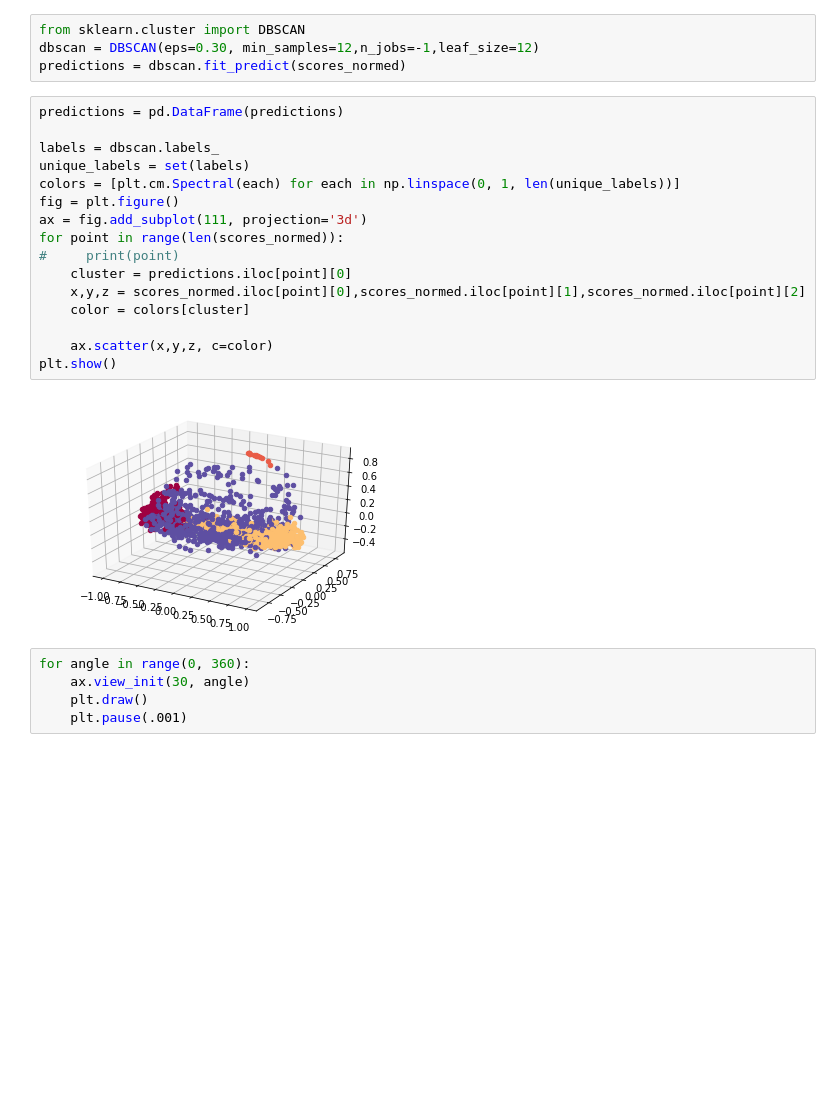
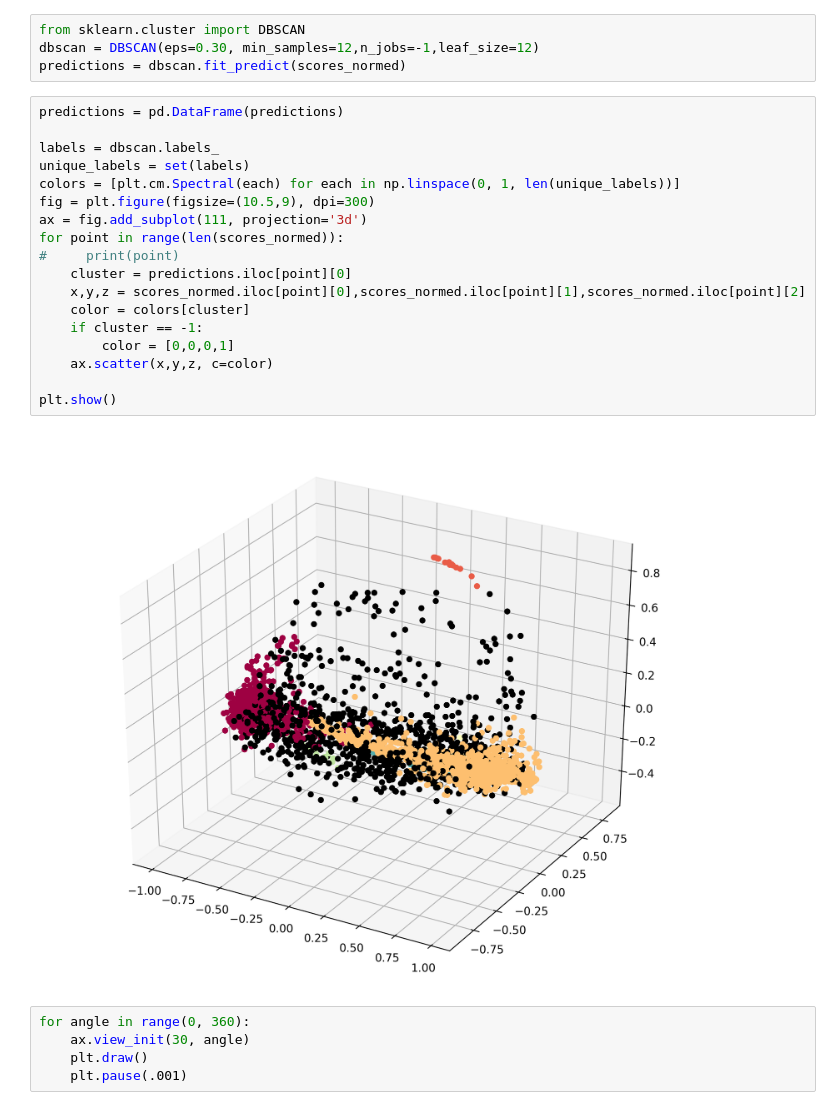
Before and after one commit to OmegaHorizonResearch/undirected-underling, a Jupyter notebook: UU-proto.ipynb, the cells around one changed output. Drawn from its saved outputs; the diff is of its cells as text; blank space fills up the shorter version.

Commit message:
feat: Improve visualization

```diff
--- a/UU-proto.ipynb
+++ b/UU-proto.ipynb
@@ -180,21 +180,23 @@ predictions = dbscan.fit_predict(scores_normed)
 # %%
 predictions = pd.DataFrame(predictions)
 
 labels = dbscan.labels_
 unique_labels = set(labels)
 colors = [plt.cm.Spectral(each) for each in np.linspace(0, 1, len(unique_labels))]
-fig = plt.figure()
+fig = plt.figure(figsize=(10.5,9), dpi=300)
 ax = fig.add_subplot(111, projection='3d')
 for point in range(len(scores_normed)):
 #     print(point)
     cluster = predictions.iloc[point][0]
     x,y,z = scores_normed.iloc[point][0],scores_normed.iloc[point][1],scores_normed.iloc[point][2]
     color = colors[cluster]
+    if cluster == -1:
+        color = [0,0,0,1]
+    ax.scatter(x,y,z, c=color)
 
-    ax.scatter(x,y,z, c=color)
 plt.show()
 # %% [output]
-[figure, old version]
+[figure, new version]
 # %%
 for angle in range(0, 360):
     ax.view_init(30, angle)
```
